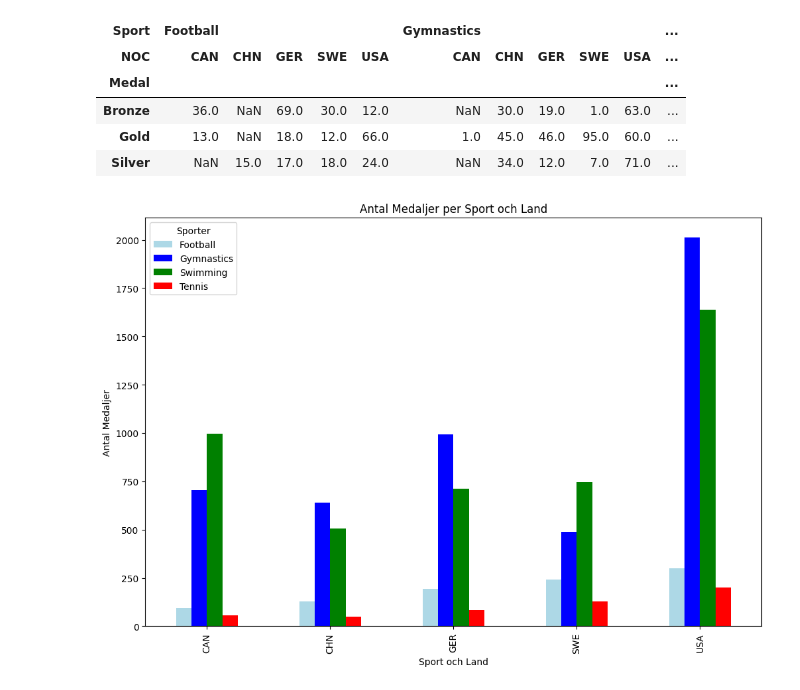
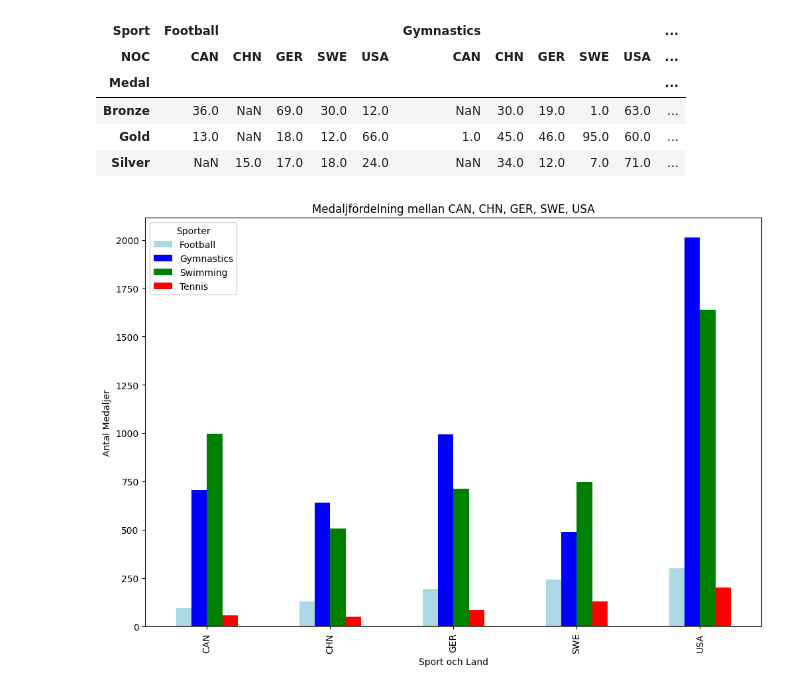
Before and after one commit to Granit-Nite/OS_KanadaNY, a Jupyter notebook: uppgiften.ipynb, the cells around one changed output. Cells and saved outputs as stored; diff of their text form; code cells hidden in the pictures.

```diff
--- a/uppgiften.ipynb
+++ b/uppgiften.ipynb
@@ -248,13 +248,13 @@ four_sports
 # %%
 four_sports = sports.pivot_table(index = "NOC", columns= ["Sport"], aggfunc= "size")
 four_sports.plot(kind='bar', figsize=(12, 8), color=['lightblue', 'blue', 'green', 'red'], stacked=False)
 plt.xlabel("Sport och Land")
 plt.ylabel("Antal Medaljer")
-plt.title("Antal Medaljer per Sport och Land")
+plt.title("Medaljfördelning mellan CAN, CHN, GER, SWE, USA")
 plt.legend(title='Sporter')
 plt.show()
 # %% [output]
-[figure, old version]
+[figure, new version]
 # %%
 sports['Age'].fillna(sports['Age'].median(),inplace=True)
 sports['Age'] = sports['Age'].astype(int)
```
Also changed, not shown: parts of 1 cell of this notebook.
